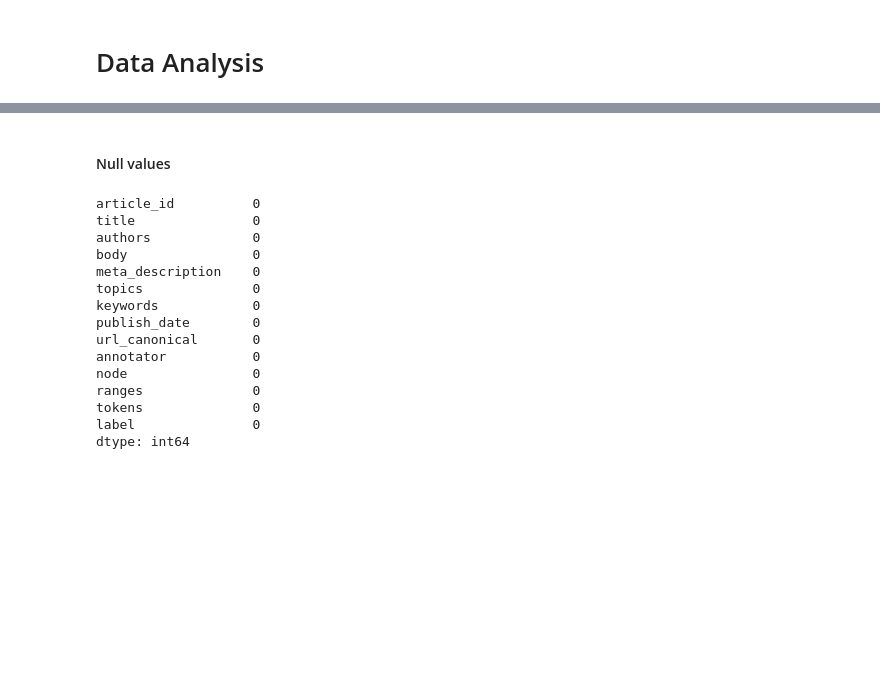
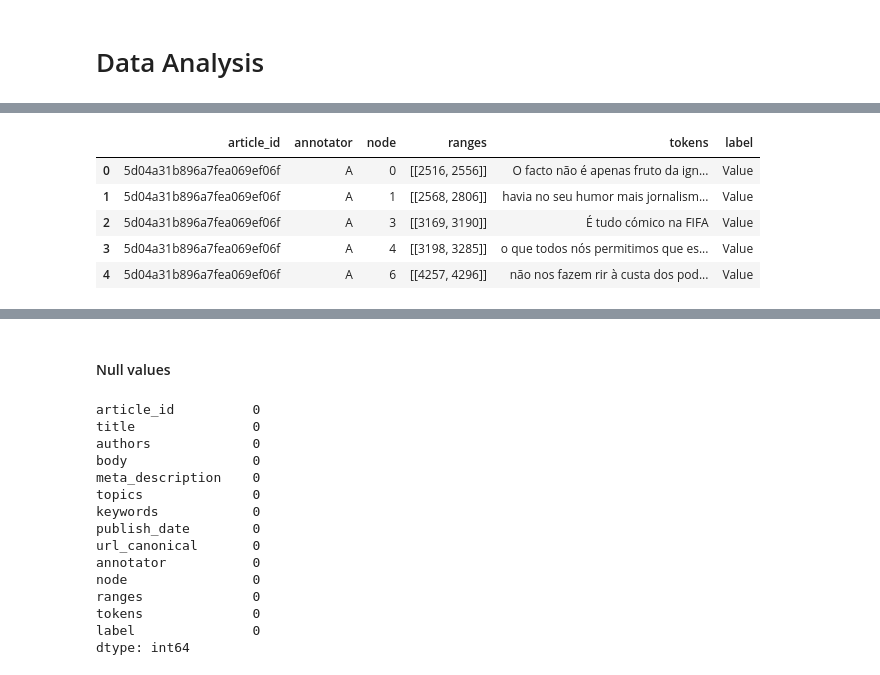
Before and after one commit to g-batalhao-a/PLN, a Jupyter notebook: Project/Assignment1/data_analysis.ipynb, the cells around one changed output, grey strips where cells are left out. Drawn from its saved outputs; the diff is of its cells as text; code cells hidden in the pictures; blank space fills up the shorter version.

```diff
--- a/Project/Assignment1/data_analysis.ipynb
+++ b/Project/Assignment1/data_analysis.ipynb
@@ -34,0 +23,9 @@ memory usage: 1.9+ MB
+# %%
+df_ADUs.head()
+# %% [output]
+|  | article_id | annotator | node | ranges | tokens | label |
+| 0 | 5d04a31b896a7fea069ef06f | A | 0 | [[2516, 2556]] | O facto não é apenas fruto da ign... | Value |
+| 1 | 5d04a31b896a7fea069ef06f | A | 1 | [[2568, 2806]] | havia no seu humor mais jornalism... | Value |
+| 2 | 5d04a31b896a7fea069ef06f | A | 3 | [[3169, 3190]] | É tudo cómico na FIFA | Value |
+| 3 | 5d04a31b896a7fea069ef06f | A | 4 | [[3198, 3285]] | o que todos nós permitimos que es... | Value |
+| 4 | 5d04a31b896a7fea069ef06f | A | 6 | [[4257, 4296]] | não nos fazem rir à custa dos pod... | Value |
```
Also changed, not shown: parts of 4 cells of this notebook, 2 other files.
